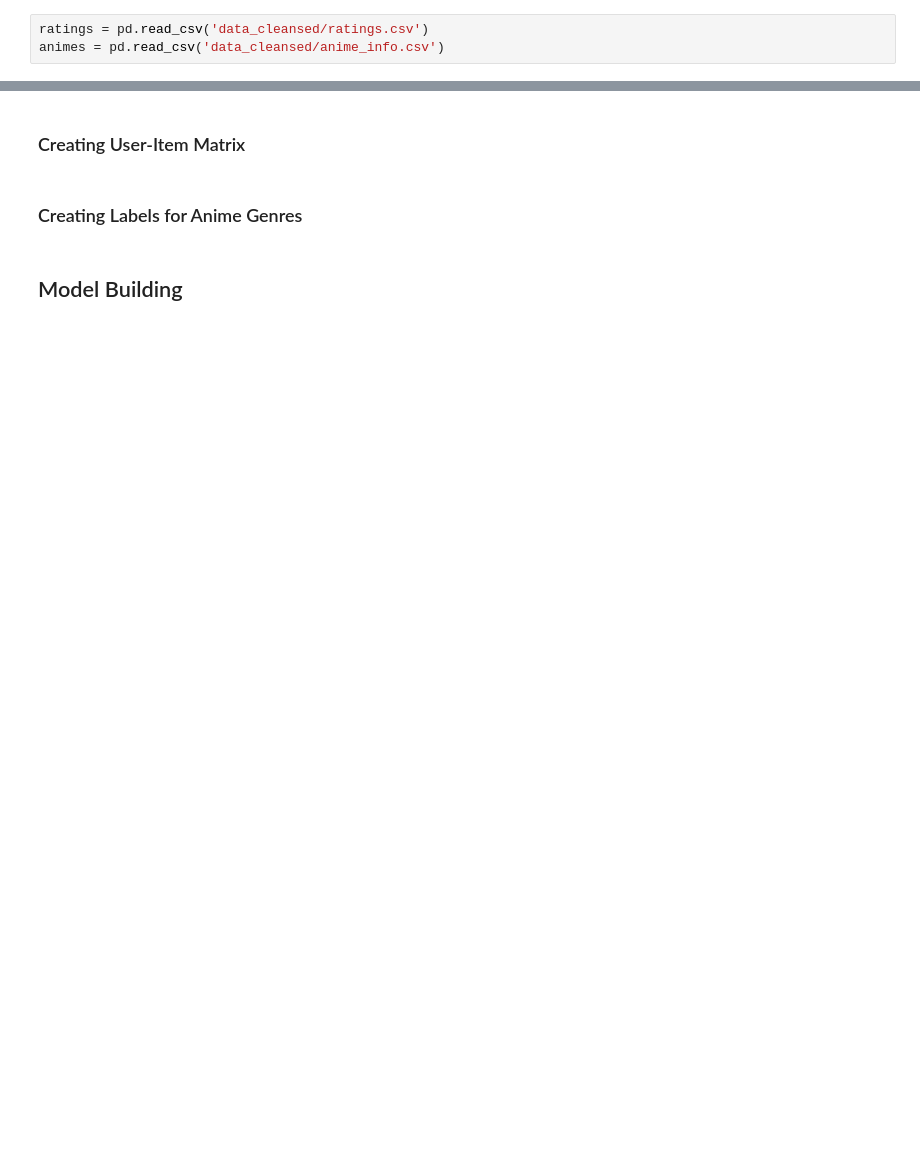
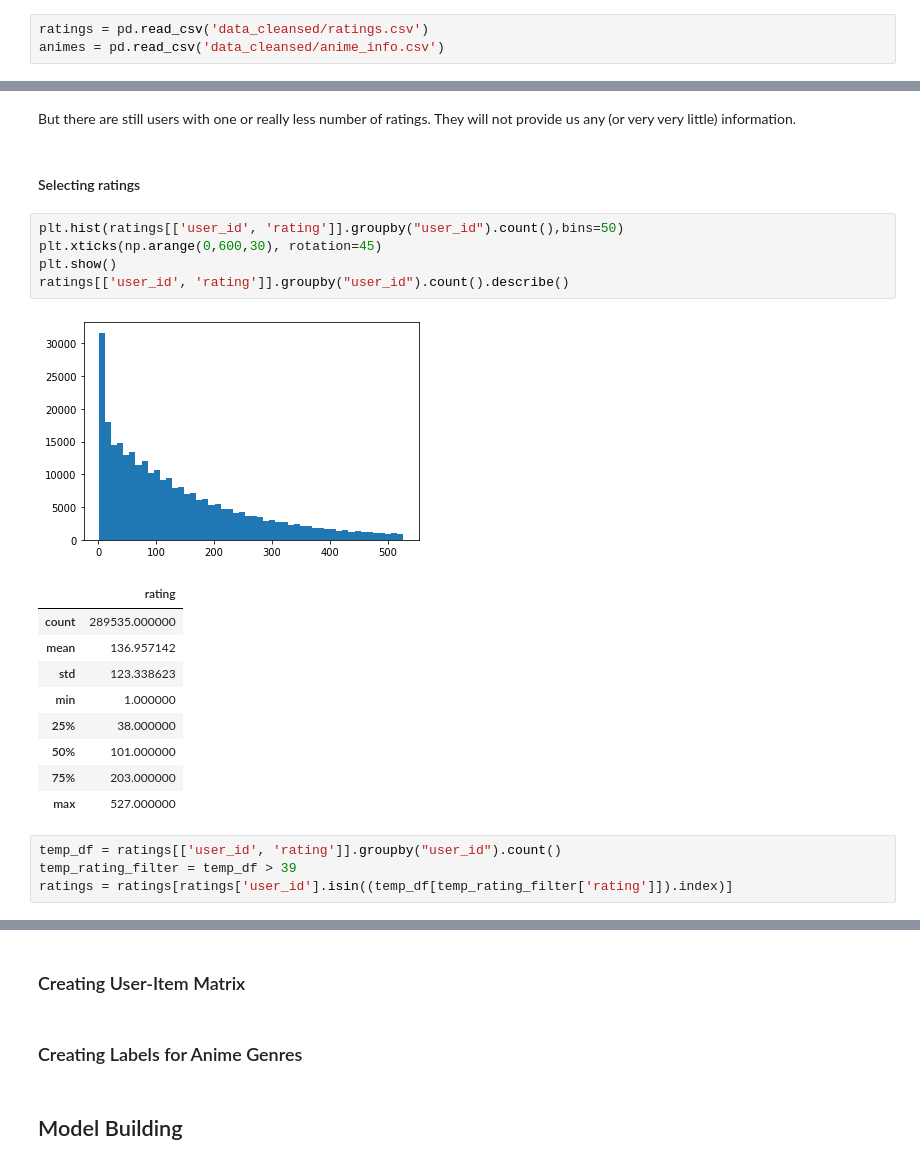
Before and after one commit to rusenbb/Anime_Recommender, a Jupyter notebook: recommender.ipynb, the cells around one changed output, grey strips where cells are left out. Cells and saved outputs as stored; diff of their text form; blank space fills up the shorter version.

```diff
--- a/recommender.ipynb
+++ b/recommender.ipynb
@@ -235,0 +292,24 @@ del temp_df
+# %% [markdown]
+But there are still users with one or really less number of ratings. They will not provide us any (or very very little) information.
+# %% [markdown]
+#### Selecting ratings
+# %%
+plt.hist(ratings[['user_id', 'rating']].groupby("user_id").count(),bins=50)
+plt.xticks(np.arange(0,600,30), rotation=45)
+plt.show()
+ratings[['user_id', 'rating']].groupby("user_id").count().describe()
+# %% [output]
+[figure, added]
+|  | rating |
+| count | 289535.000000 |
+| mean | 136.957142 |
+| std | 123.338623 |
+| min | 1.000000 |
+| 25% | 38.000000 |
+| 50% | 101.000000 |
+| 75% | 203.000000 |
+| max | 527.000000 |
+# %%
+temp_df = ratings[['user_id', 'rating']].groupby("user_id").count()
+temp_rating_filter = temp_df > 39
+ratings = ratings[ratings['user_id'].isin((temp_df[temp_rating_filter['rating']]).index)]
```
Also changed, not shown: parts of 24 cells of this notebook.
